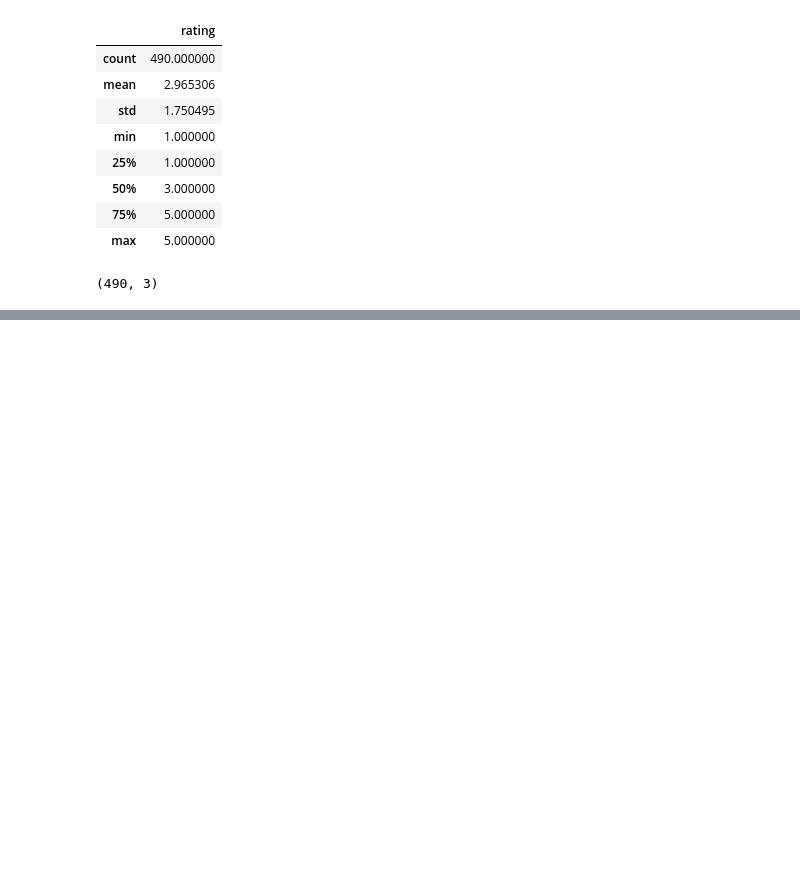
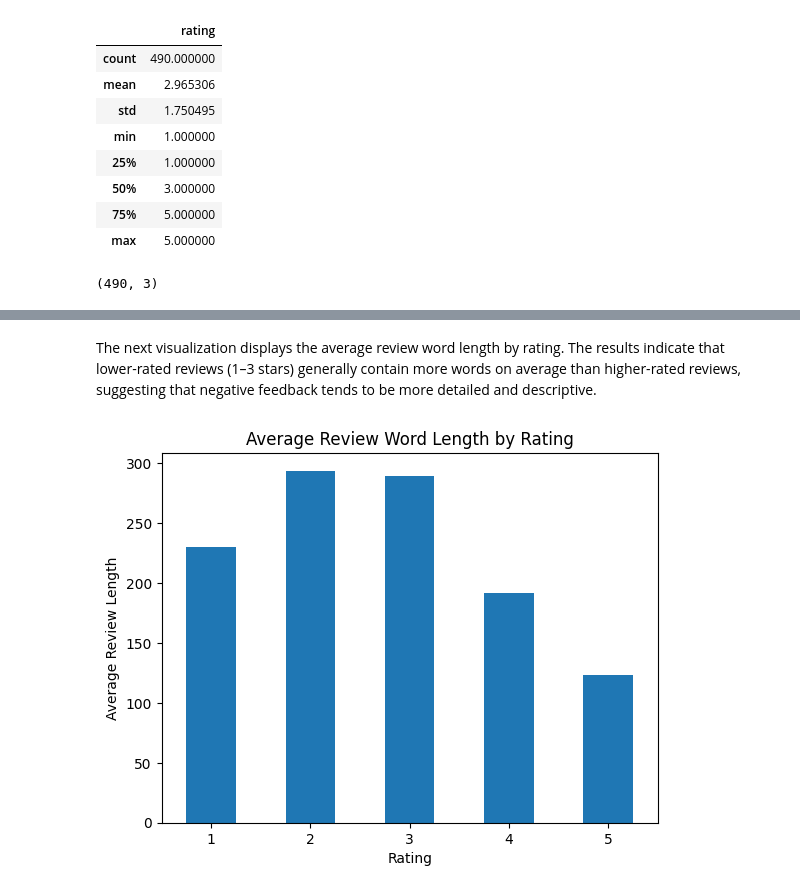
Before and after one commit to geoffreycloud/ios-app-review-insights, a Jupyter notebook: Sentiment_Analysis.ipynb, the cells around one changed output, grey strips where cells are left out. Saved outputs shown, nothing was run; the diff lists cells and outputs as text; code cells hidden in the pictures; blank space fills up the shorter version.

```diff
--- a/Sentiment_Analysis.ipynb
+++ b/Sentiment_Analysis.ipynb
@@ -29,0 +48,13 @@ display(df_reviews.head(10), df_reviews.describe(), df_reviews.shape)
+# %% [markdown]
+The next visualization displays the average review word length by rating. The results indicate that lower-rated reviews (1–3 stars) generally contain more words on average than higher-rated reviews, suggesting that negative feedback tends to be more detailed and descriptive.
+# %%
+df_reviews["review_length"] = df_reviews["review"].str.len()
+
+df_reviews.groupby("rating")["review_length"].mean().plot(kind="bar")
+plt.title("Average Review Word Length by Rating")
+plt.xlabel("Rating")
+plt.ylabel("Average Review Length")
+plt.xticks(rotation=0)
+plt.show()
+# %% [output]
+[figure, added]
```
Also changed, not shown: parts of 9 cells of this notebook.
